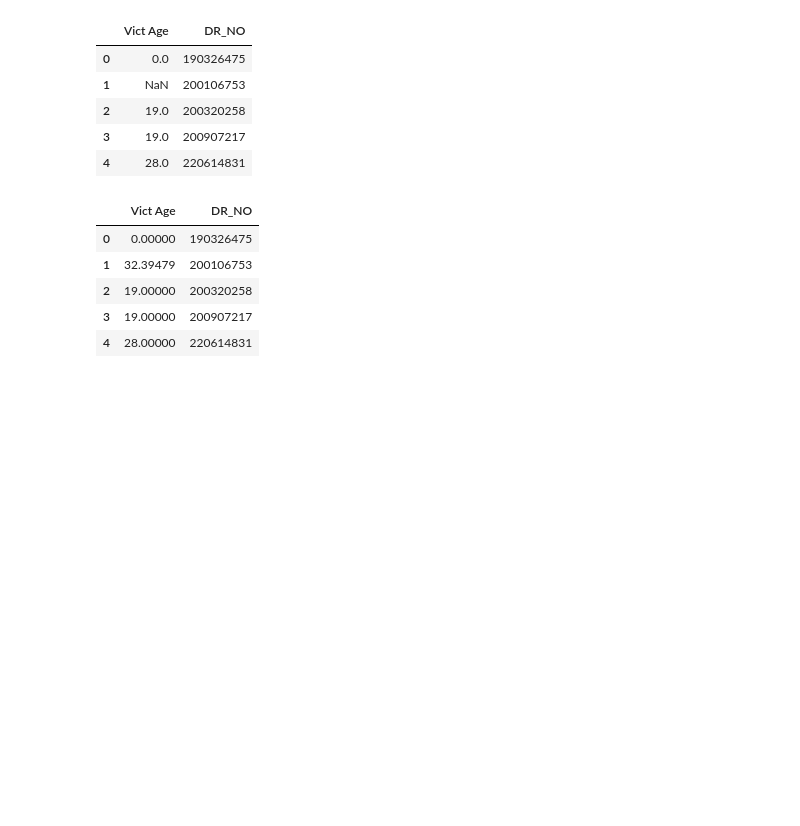
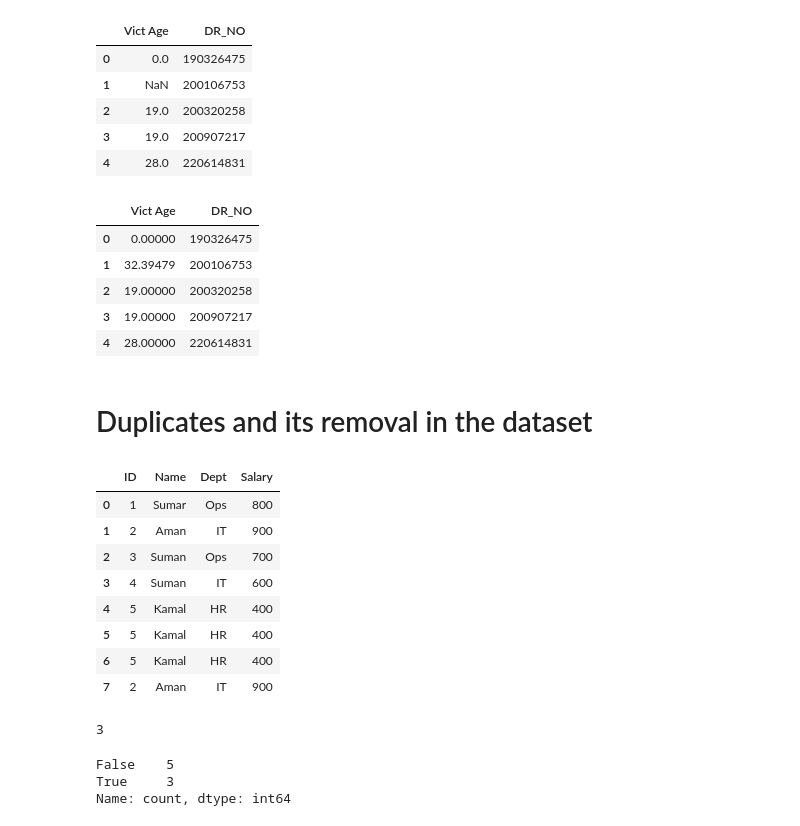
Before and after one commit to Priya3323/Python_Practice, a Jupyter notebook: T385_Python_practice.ipynb, the cells around one changed output. Drawn from its saved outputs; the diff is of its cells as text; code cells hidden in the pictures; blank space fills up the shorter version.

Commit message:
Null value replace, remove in pandas

```diff
--- a/T385_Python_practice.ipynb
+++ b/T385_Python_practice.ipynb
@@ -2660,3 +2667,5 @@ df_crime[["Vict Age","DR_NO"]].head()
 | 2 | 19.00000 | 200320258 |
 | 3 | 19.00000 | 200907217 |
 | 4 | 28.00000 | 220614831 |
+# %% [markdown]
+# Duplicates and its removal in the dataset
@@ -2662,0 +2675,23 @@ df_crime[["Vict Age","DR_NO"]].head()
+# %%
+dup=pd.read_csv(r"C:\Users\priyanka\OneDrive\Desktop\Duplicate practice.csv")
+dup
+# %% [output]
+|  | ID | Name | Dept | Salary |
+| 0 | 1 | Sumar | Ops | 800 |
+| 1 | 2 | Aman | IT | 900 |
+| 2 | 3 | Suman | Ops | 700 |
+| 3 | 4 | Suman | IT | 600 |
+| 4 | 5 | Kamal | HR | 400 |
+| 5 | 5 | Kamal | HR | 400 |
+| 6 | 5 | Kamal | HR | 400 |
+| 7 | 2 | Aman | IT | 900 |
+# %%
+print(dup.duplicated().sum()) # will tell how many duplicates are there
+# %% [output]
+3
+# %%
+print(dup.duplicated().value_counts()) # gives the frequency
+# %% [output]
+False    5
+True     3
+Name: count, dtype: int64
```
Also changed, not shown: parts of 24 cells of this notebook, 1 other file.
